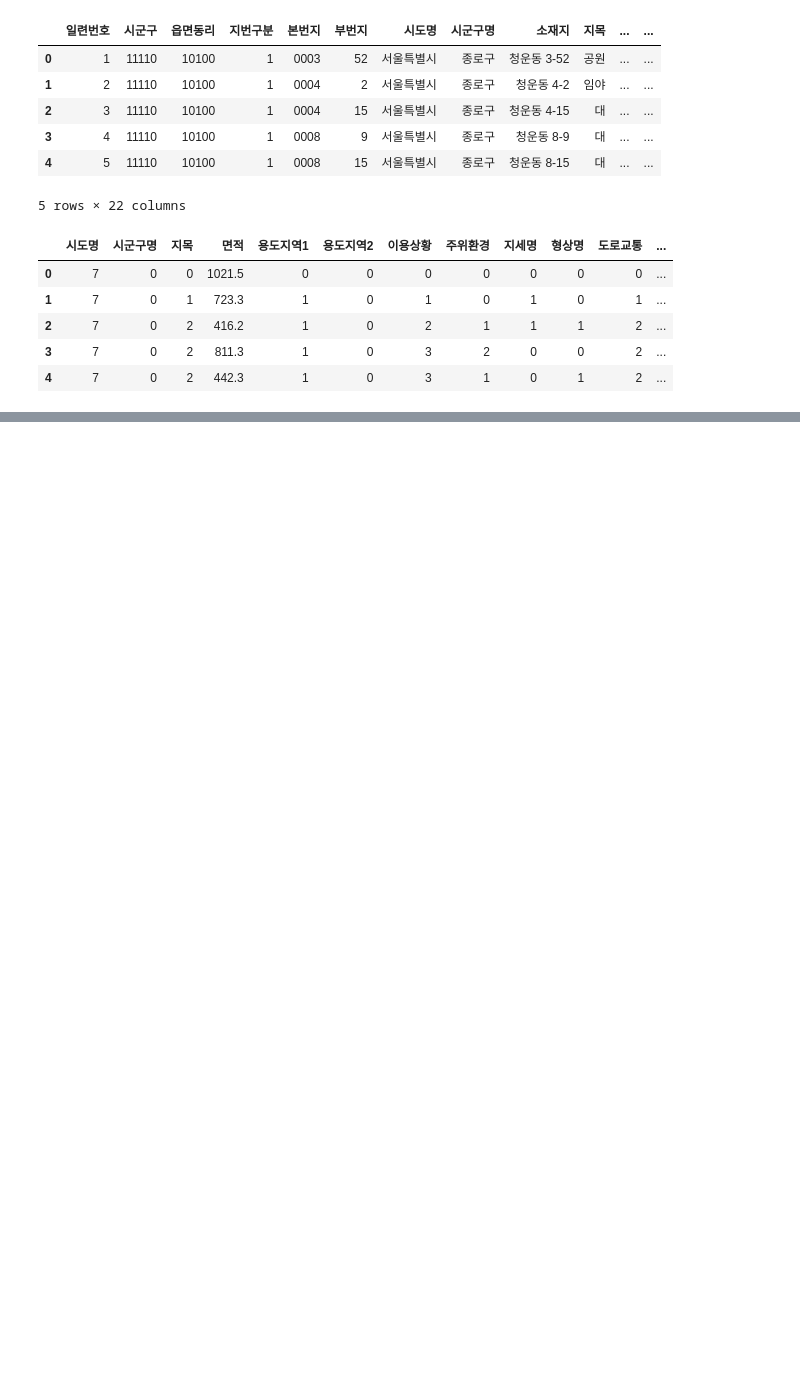
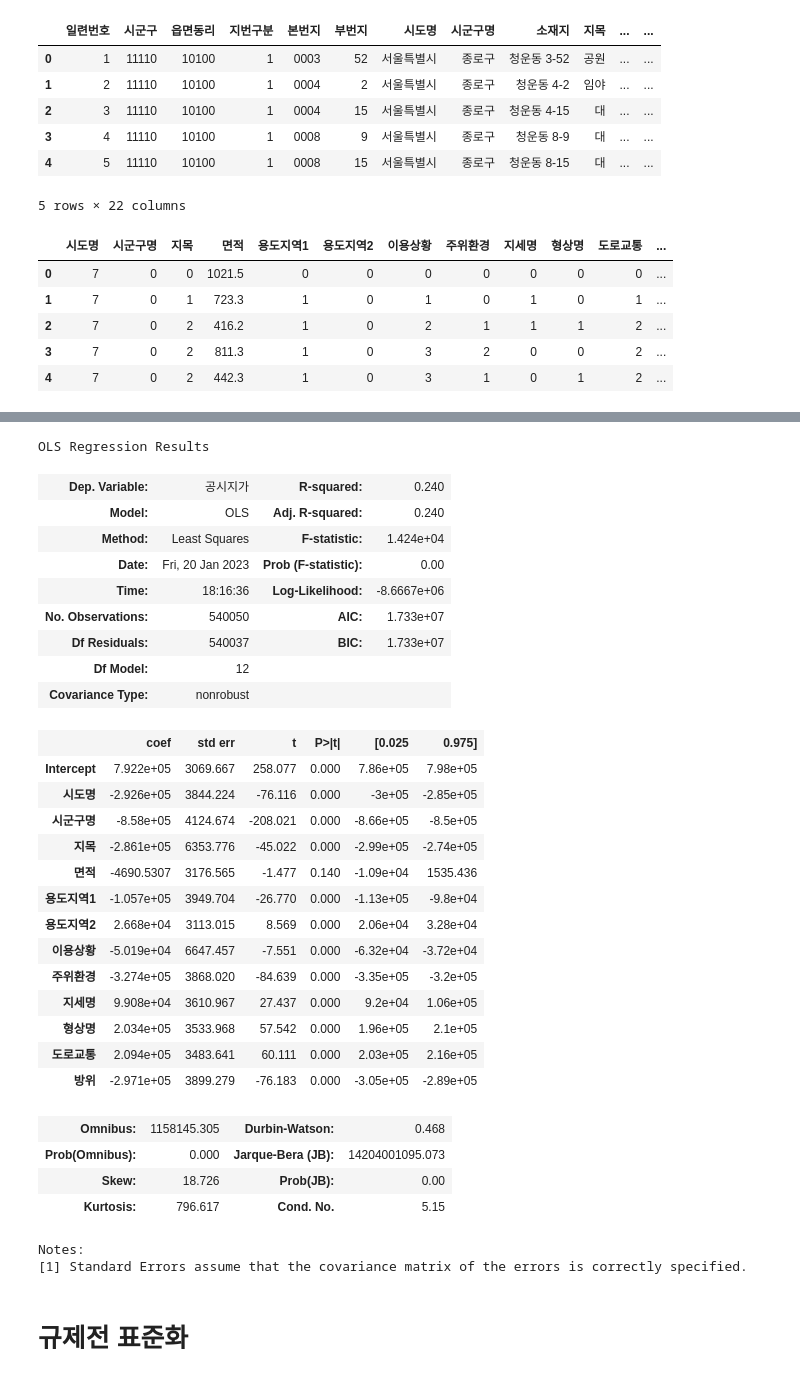
Before and after one commit to ruinsage/DataScience, a Jupyter notebook: 04_AI/02_머신러닝/ground_시간단축본.ipynb, the cells around one changed output, grey strips where cells are left out. Cells and saved outputs as stored; diff of their text form; code cells hidden in the pictures; blank space fills up the shorter version.

```diff
--- a/04_AI/02_머신러닝/ground_시간단축본.ipynb
+++ b/04_AI/02_머신러닝/ground_시간단축본.ipynb
@@ -34,0 +75,36 @@ ground_data.head()
+# %%
+from statsmodels.formula.api import ols
+my_formula = '공시지가 ~ 시도명 + 시군구명 + 지목 + 면적 + 용도지역1 + 용도지역2 + 이용상황 + 주위환경 + 지세명 + 형상명 + 도로교통 + 방위'
+lm = ols(my_formula, data=ground_data_standardized).fit()
+lm.summary()
+# %% [output]
+OLS Regression Results
+| Dep. Variable: | 공시지가 | R-squared: | 0.240 |
+| Model: | OLS | Adj. R-squared: | 0.240 |
+| Method: | Least Squares | F-statistic: | 1.424e+04 |
+| Date: | Fri, 20 Jan 2023 | Prob (F-statistic): | 0.00 |
+| Time: | 18:16:36 | Log-Likelihood: | -8.6667e+06 |
+| No. Observations: | 540050 | AIC: | 1.733e+07 |
+| Df Residuals: | 540037 | BIC: | 1.733e+07 |
+| Df Model: | 12 |  |  |
+| Covariance Type: | nonrobust |  |  |
+|  | coef | std err | t | P>|t| | [0.025 | 0.975] |
+| Intercept | 7.922e+05 | 3069.667 | 258.077 | 0.000 | 7.86e+05 | 7.98e+05 |
+| 시도명 | -2.926e+05 | 3844.224 | -76.116 | 0.000 | -3e+05 | -2.85e+05 |
+| 시군구명 | -8.58e+05 | 4124.674 | -208.021 | 0.000 | -8.66e+05 | -8.5e+05 |
+| 지목 | -2.861e+05 | 6353.776 | -45.022 | 0.000 | -2.99e+05 | -2.74e+05 |
+| 면적 | -4690.5307 | 3176.565 | -1.477 | 0.140 | -1.09e+04 | 1535.436 |
+| 용도지역1 | -1.057e+05 | 3949.704 | -26.770 | 0.000 | -1.13e+05 | -9.8e+04 |
+| 용도지역2 | 2.668e+04 | 3113.015 | 8.569 | 0.000 | 2.06e+04 | 3.28e+04 |
+| 이용상황 | -5.019e+04 | 6647.457 | -7.551 | 0.000 | -6.32e+04 | -3.72e+04 |
+| 주위환경 | -3.274e+05 | 3868.020 | -84.639 | 0.000 | -3.35e+05 | -3.2e+05 |
+| 지세명 | 9.908e+04 | 3610.967 | 27.437 | 0.000 | 9.2e+04 | 1.06e+05 |
+| 형상명 | 2.034e+05 | 3533.968 | 57.542 | 0.000 | 1.96e+05 | 2.1e+05 |
+| 도로교통 | 2.094e+05 | 3483.641 | 60.111 | 0.000 | 2.03e+05 | 2.16e+05 |
+| 방위 | -2.971e+05 | 3899.279 | -76.183 | 0.000 | -3.05e+05 | -2.89e+05 |
+| Omnibus: | 1158145.305 | Durbin-Watson: | 0.468 |
+| Prob(Omnibus): | 0.000 | Jarque-Bera (JB): | 14204001095.073 |
+| Skew: | 18.726 | Prob(JB): | 0.00 |
+| Kurtosis: | 796.617 | Cond. No. | 5.15 |
+Notes:
+[1] Standard Errors assume that the covariance matrix of the errors is correctly specified.
@@ -46,6 +127,8 @@ poly = PolynomialFeatures(include_bias=False)
 poly.fit(train_input)
 train_poly = poly.transform(train_input)
 test_poly = poly.transform(test_input)
+# %% [markdown]
+# 규제전 표준화
 # %%
 ss = StandardScaler() # 표준화 작업을 함수로서 지원
 ss.fit(train_poly)
```
Also changed, not shown: parts of 18 cells of this notebook, 21 other files.
